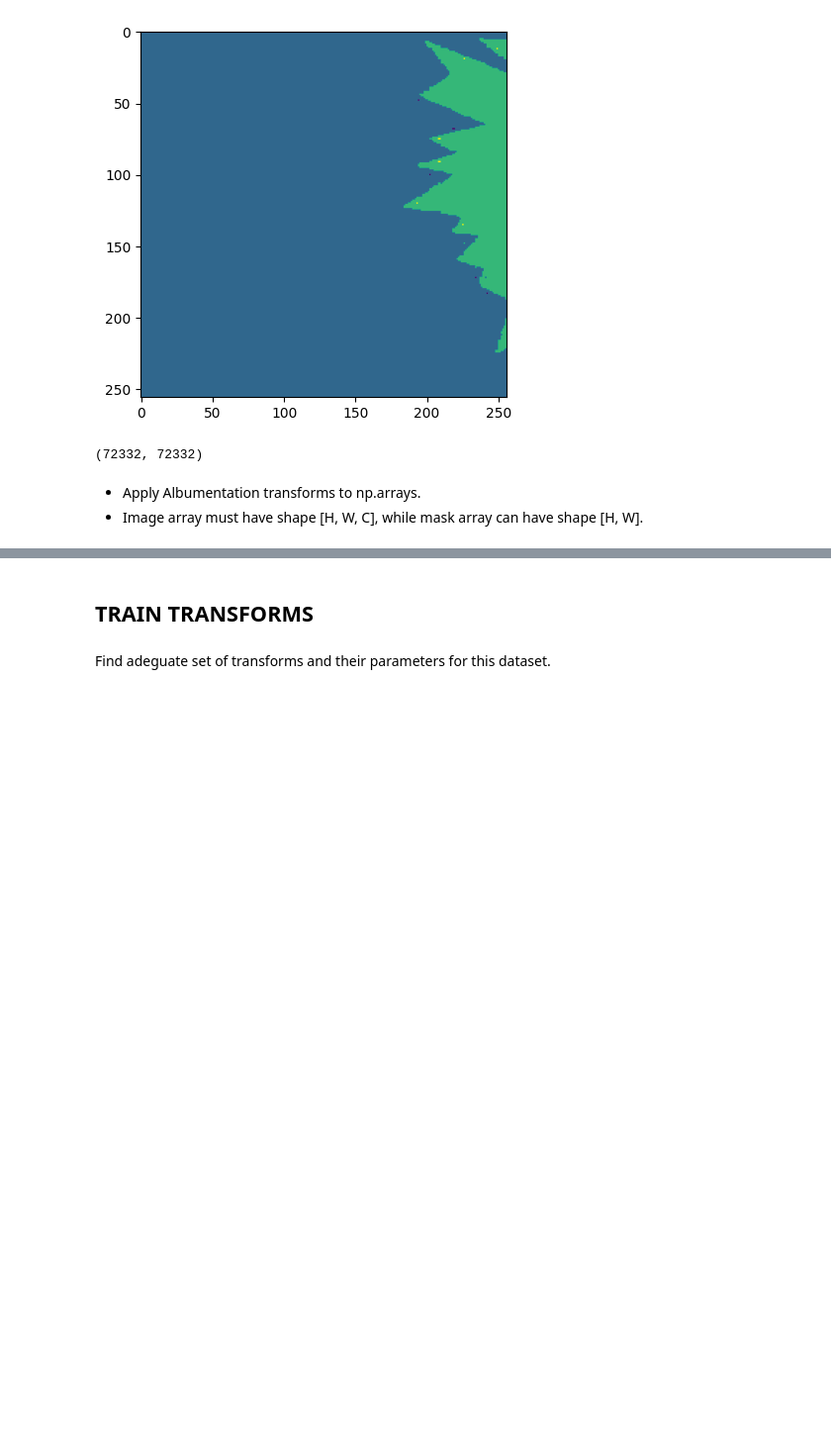
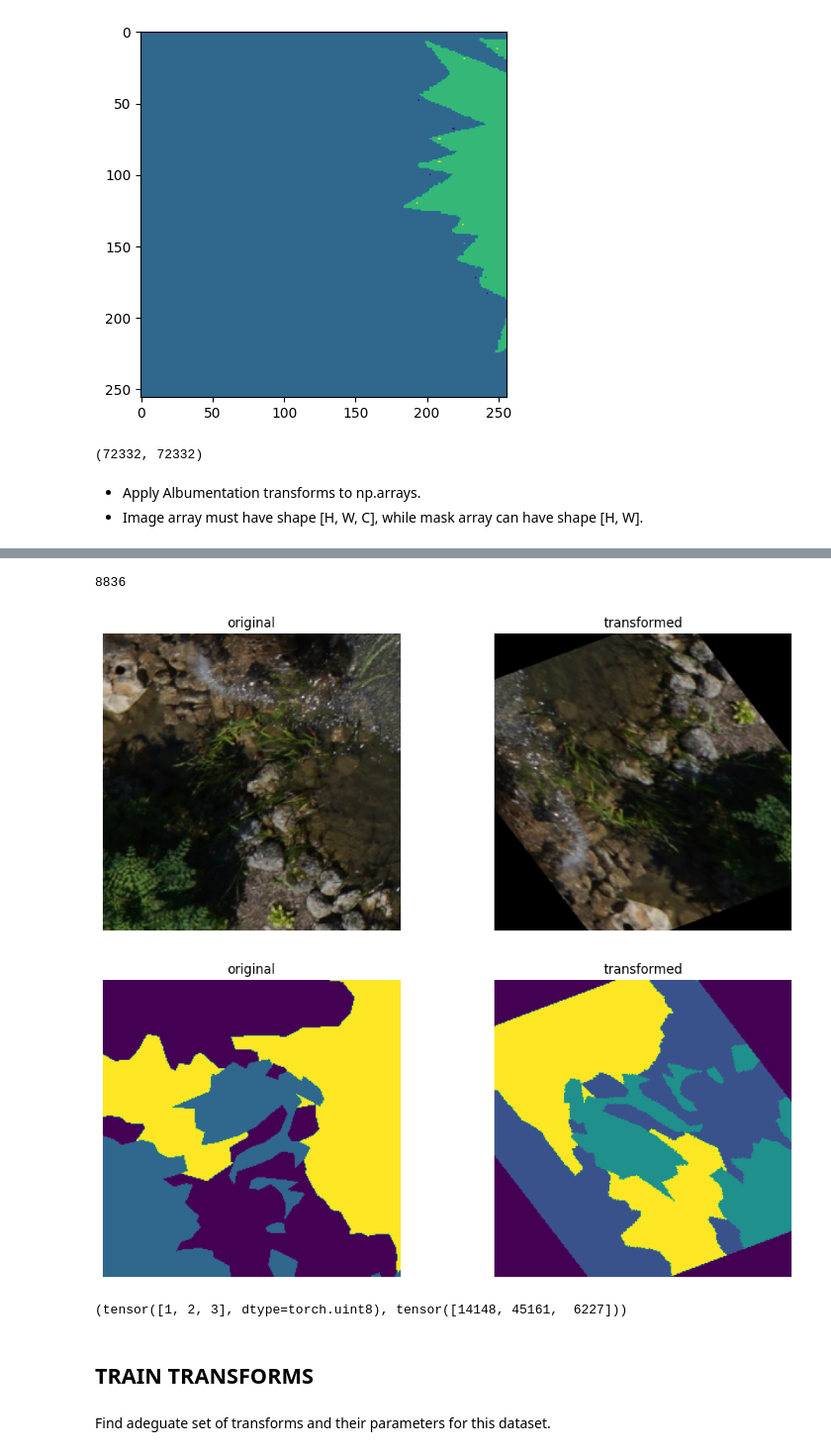
Before and after one commit to gptrapletti/aerial-multiclass-segm, a Jupyter notebook: notebooks/02_data_augmentation.ipynb, the cells around one changed output, grey strips where cells are left out. Shown at 99% size. Cells and saved outputs as stored; diff of their text form; code cells hidden in the pictures; blank space fills up the shorter version.

```diff
--- a/notebooks/02_data_augmentation.ipynb
+++ b/notebooks/02_data_augmentation.ipynb
@@ -98,3 +114,53 @@ patch_mask.sum().item(), patch_mask_transf.sum()
+# %%
+idx = random.randint(0, len(dataset))
+print(idx)
+
+patch_image, patch_mask = dataset[idx]
+
+mytransform = A.Affine(
+    scale = (0.8, 1.2), # done
+    rotate = (-360, 360), # maybe too much but we'll see
+    shear = (-20, 20),
+    p = 1.0
+)
+
+transformed = mytransform(image=patch_image.numpy().transpose(1, 2, 0), mask=patch_mask.numpy())
+patch_image_transf = transformed['image']
+patch_mask_transf = transformed['mask']
+# print(patch_image_transf.sum())
+
+fig, axs = plt.subplots(nrows=1, ncols=2, figsize=(12, 5))
+
+axs[0].imshow(patch_image.numpy().transpose(1, 2, 0))
+axs[0].set_title('original')
+axs[0].axis('off')
+
+axs[1].imshow(patch_image_transf)
+axs[1].set_title('transformed')
+axs[1].axis('off')
+
+plt.show()
+
+
+fig, axs = plt.subplots(nrows=1, ncols=2, figsize=(12, 5))
+
+axs[0].imshow(patch_mask.numpy())
+axs[0].set_title('original')
+axs[0].axis('off')
+
+axs[1].imshow(patch_mask_transf)
+axs[1].set_title('transformed')
+axs[1].axis('off')
+
+plt.show()
+# %% [output]
+8836
+[figure, added]
+[figure, added]
+# %%
+torch.unique(patch_mask, return_counts=True)
+# %% [output]
+(tensor([1, 2, 3], dtype=torch.uint8), tensor([14148, 45161,  6227]))
 # %% [markdown]
 ## TRAIN TRANSFORMS
 # %% [markdown]
```
Also changed, not shown: parts of 6 cells of this notebook, 4 other files.
